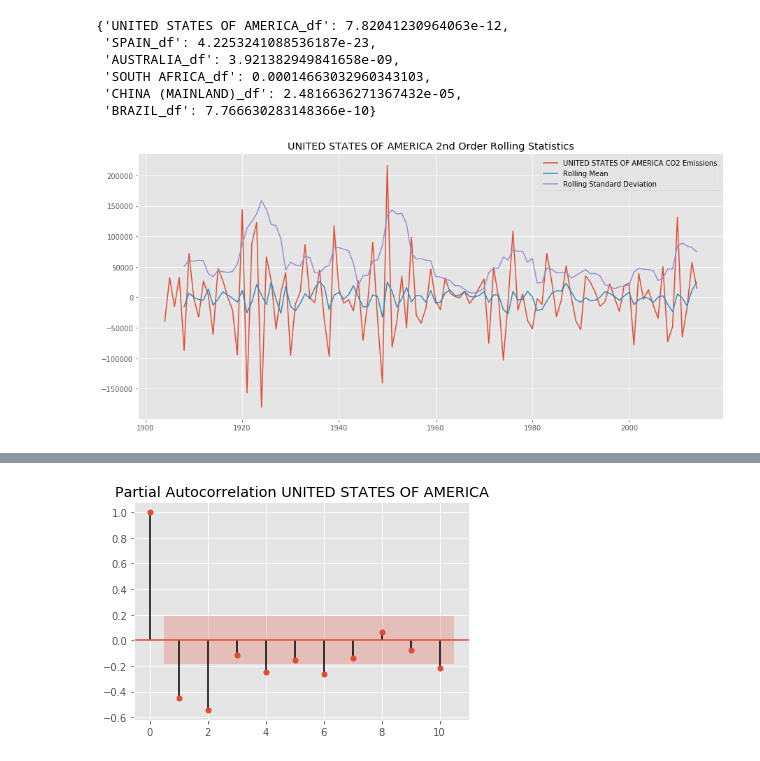
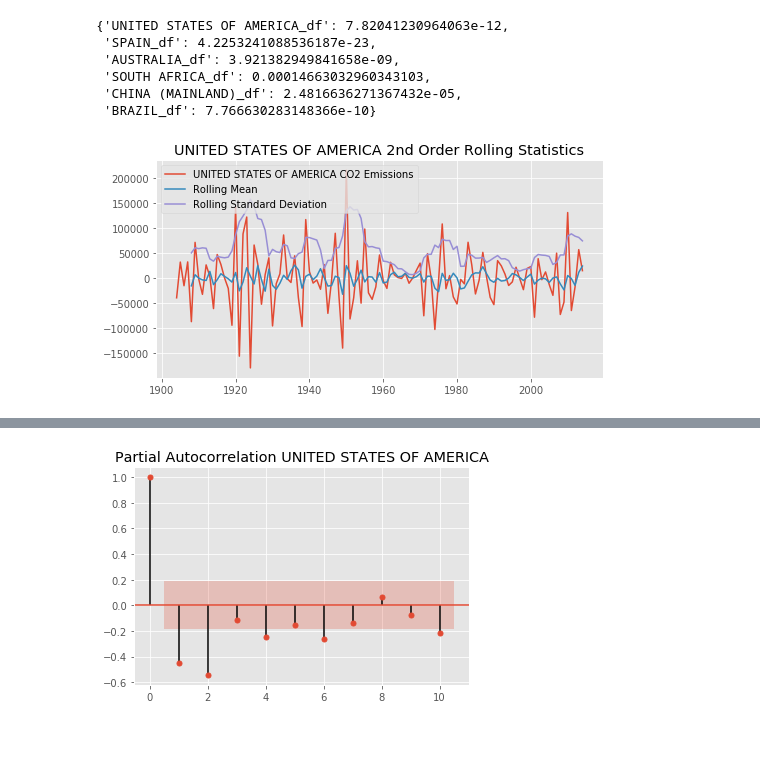
Before and after one commit to BenGeissel/Country-CO2-Emission-Time-Series-Analysis-Mod4Project, a Jupyter notebook: Mod4Project_workfile_Ben_v2.ipynb, the cells around one changed output, grey strips where cells are left out. Drawn from its saved outputs; the diff is of its cells as text; code cells hidden in the pictures.

```diff
--- a/Mod4Project_workfile_Ben_v2.ipynb
+++ b/Mod4Project_workfile_Ben_v2.ipynb
@@ -103,10 +103,11 @@ for key in country_df_dict.keys():
     seasonal = decomposition.seasonal
     residual = decomposition.resid
 
-    plt.figure(figsize=(12,8))
+    plt.figure(figsize=(10,6))
     plt.subplot(411)
     plt.plot(np.log(ts), label='Original', color="blue")
     plt.legend(loc='best')
+    plt.title(f'{key[:-3]}')
     plt.subplot(412)
     plt.plot(trend, label='Trend', color="blue")
     plt.legend(loc='best')
@@ -170,7 +171,7 @@ for key in diff_country_df_dict.keys():
 # %%
 # Visualize 2nd Order Differenced Time Series by Country
 for key in diff2_country_df_dict.keys():
-    diff2_country_df_dict[key].plot(figsize=(15,6))
+    diff2_country_df_dict[key].plot(figsize=(8,4))
     plt.xlabel('Year')
     plt.ylabel('CO2 Emissions (million metric tons of C)')
     plt.title(f'2nd Order Differenced {key[:-3]} Emissions over time')
@@ -203,15 +204,15 @@ dftest_pvalue_dict
 # %%
 # Assess Trends with Rolling Statistics
 for key in diff2_country_df_dict.keys():
     ts = diff2_country_df_dict[key]
     rolmean = ts.rolling(window = 5, center = False).mean()
     rolstd = ts.rolling(window = 5, center = False).std()
-    fig, ax = plt.subplots(figsize = (15,7))
+    fig, ax = plt.subplots(figsize = (8,4))
     ax.plot(ts, label = f'{key[:-3]} CO2 Emissions')
     ax.plot(rolmean, label = 'Rolling Mean')
     ax.plot(rolstd, label = 'Rolling Standard Deviation')
-    plt.legend()
+    plt.legend(loc = 'upper left')
     plt.title(f'{key[:-3]} 2nd Order Rolling Statistics')
     plt.show()
 # %% [output]
-[figure, old version]
+[figure, new version]
```
Also changed, not shown: parts of 9 cells of this notebook.
